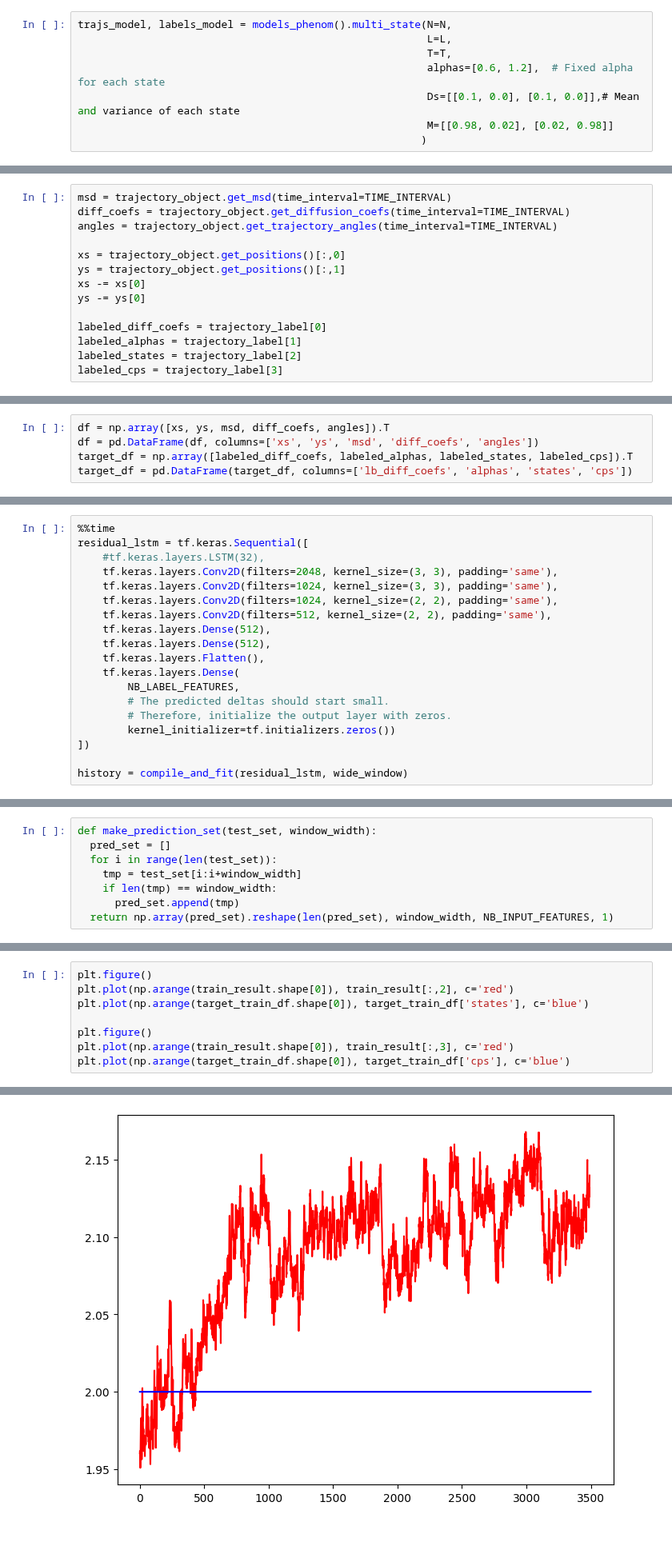
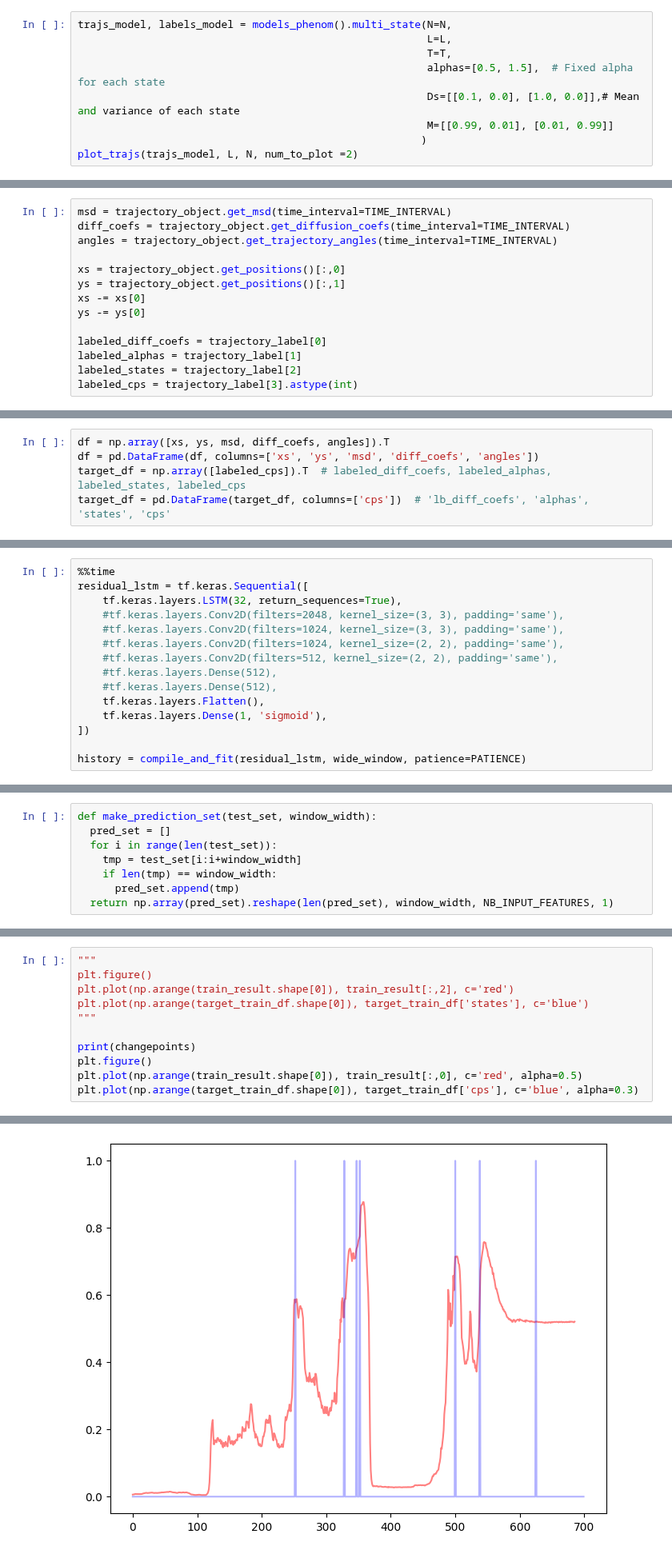
Before and after one commit to JunwooParkSaribu/SPT_a, a Jupyter notebook: analysis_modeling/training_sample.ipynb, the cells around one changed output, grey strips where cells are left out. Shown at 80% size. Cells and saved outputs as stored; diff of their text form.

```diff
--- a/analysis_modeling/training_sample.ipynb
+++ b/analysis_modeling/training_sample.ipynb
@@ -52,7 +48,8 @@ dict_all = [dict_model1]
 trajs_model, labels_model = models_phenom().multi_state(N=N,
                                                         L=L,
                                                         T=T,
-                                                        alphas=[0.6, 1.2],  # Fixed alpha for each state
-                                                        Ds=[[0.1, 0.0], [0.1, 0.0]],# Mean and variance of each state
-                                                        M=[[0.98, 0.02], [0.02, 0.98]]
+                                                        alphas=[0.5, 1.5],  # Fixed alpha for each state
+                                                        Ds=[[0.1, 0.0], [1.0, 0.0]],# Mean and variance of each state
+                                                        M=[[0.99, 0.01], [0.01, 0.99]]
                                                        )
+plot_trajs(trajs_model, L, N, num_to_plot =2)
@@ -111,7 +103,7 @@ ys -= ys[0]
 labeled_diff_coefs = trajectory_label[0]
 labeled_alphas = trajectory_label[1]
 labeled_states = trajectory_label[2]
-labeled_cps = trajectory_label[3]
+labeled_cps = trajectory_label[3].astype(int)
 # %%
 print(msd.shape, diff_coefs.shape, angles.shape, xs.shape, ys.shape, labeled_diff_coefs.shape, labeled_alphas.shape, labeled_states.shape, labeled_cps.shape)
 # %% [output]
@@ -119,8 +111,8 @@ print(msd.shape, diff_coefs.shape, angles.shape, xs.shape, ys.shape, labeled_dif
 # %%
 df = np.array([xs, ys, msd, diff_coefs, angles]).T
 df = pd.DataFrame(df, columns=['xs', 'ys', 'msd', 'diff_coefs', 'angles'])
-target_df = np.array([labeled_diff_coefs, labeled_alphas, labeled_states, labeled_cps]).T
-target_df = pd.DataFrame(target_df, columns=['lb_diff_coefs', 'alphas', 'states', 'cps'])
+target_df = np.array([labeled_cps]).T  # labeled_diff_coefs, labeled_alphas, labeled_states, labeled_cps
+target_df = pd.DataFrame(target_df, columns=['cps'])  # 'lb_diff_coefs', 'alphas', 'states', 'cps'
 # %%
 n = len(df)
 train_df = df[0:int(n*0.7)]
@@ -362,20 +345,16 @@ Label column name(s): None
 # %%
 %%time
 residual_lstm = tf.keras.Sequential([
-    #tf.keras.layers.LSTM(32),
-    tf.keras.layers.Conv2D(filters=2048, kernel_size=(3, 3), padding='same'),
-    tf.keras.layers.Conv2D(filters=1024, kernel_size=(3, 3), padding='same'),
-    tf.keras.layers.Conv2D(filters=1024, kernel_size=(2, 2), padding='same'),
-    tf.keras.layers.Conv2D(filters=512, kernel_size=(2, 2), padding='same'),
-    tf.keras.layers.Dense(512),
-    tf.keras.layers.Dense(512),
+    tf.keras.layers.LSTM(32, return_sequences=True),
+    #tf.keras.layers.Conv2D(filters=2048, kernel_size=(3, 3), padding='same'),
+    #tf.keras.layers.Conv2D(filters=1024, kernel_size=(3, 3), padding='same'),
+    #tf.keras.layers.Conv2D(filters=1024, kernel_size=(2, 2), padding='same'),
+    #tf.keras.layers.Conv2D(filters=512, kernel_size=(2, 2), padding='same'),
+    #tf.keras.layers.Dense(512),
+    #tf.keras.layers.Dense(512),
     tf.keras.layers.Flatten(),
-    tf.keras.layers.Dense(
-        NB_LABEL_FEATURES,
-        # The predicted deltas should start small.
-        # Therefore, initialize the output layer with zeros.
-        kernel_initializer=tf.initializers.zeros())
+    tf.keras.layers.Dense(1, 'sigmoid'),
 ])
 
-history = compile_and_fit(residual_lstm, wide_window)
+history = compile_and_fit(residual_lstm, wide_window, patience=PATIENCE)
 # %% [output]
@@ -455,9 +438,12 @@ plt.plot(np.arange(target_train_df.shape[0]), target_train_df['alphas'], c='blue
 # %%
+"""
 plt.figure()
 plt.plot(np.arange(train_result.shape[0]), train_result[:,2], c='red')
 plt.plot(np.arange(target_train_df.shape[0]), target_train_df['states'], c='blue')
+"""
 
+print(changepoints)
 plt.figure()
-plt.plot(np.arange(train_result.shape[0]), train_result[:,3], c='red')
-plt.plot(np.arange(target_train_df.shape[0]), target_train_df['cps'], c='blue')
+plt.plot(np.arange(train_result.shape[0]), train_result[:,0], c='red', alpha=0.5)
+plt.plot(np.arange(target_train_df.shape[0]), target_train_df['cps'], c='blue', alpha=0.3)
 # %% [output]
@@ -465 +452 @@ plt.plot(np.arange(target_train_df.shape[0]), target_train_df['cps'], c='blue')
-[figure, old version]
+[figure, new version]
```
Also changed, not shown: parts of 19 cells of this notebook.
